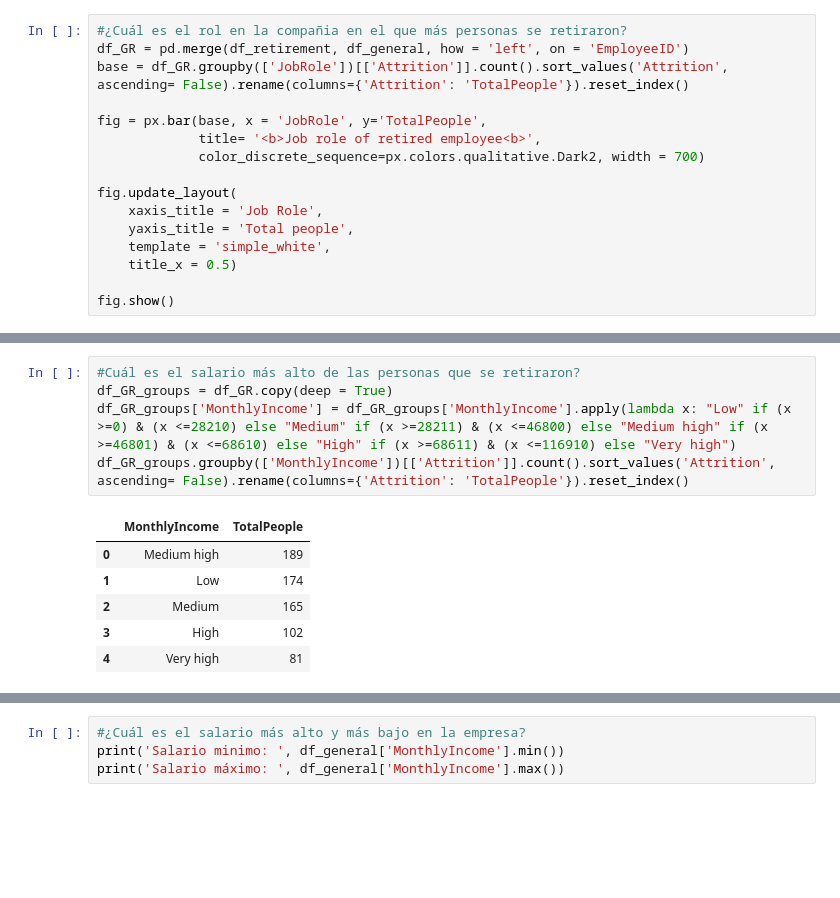
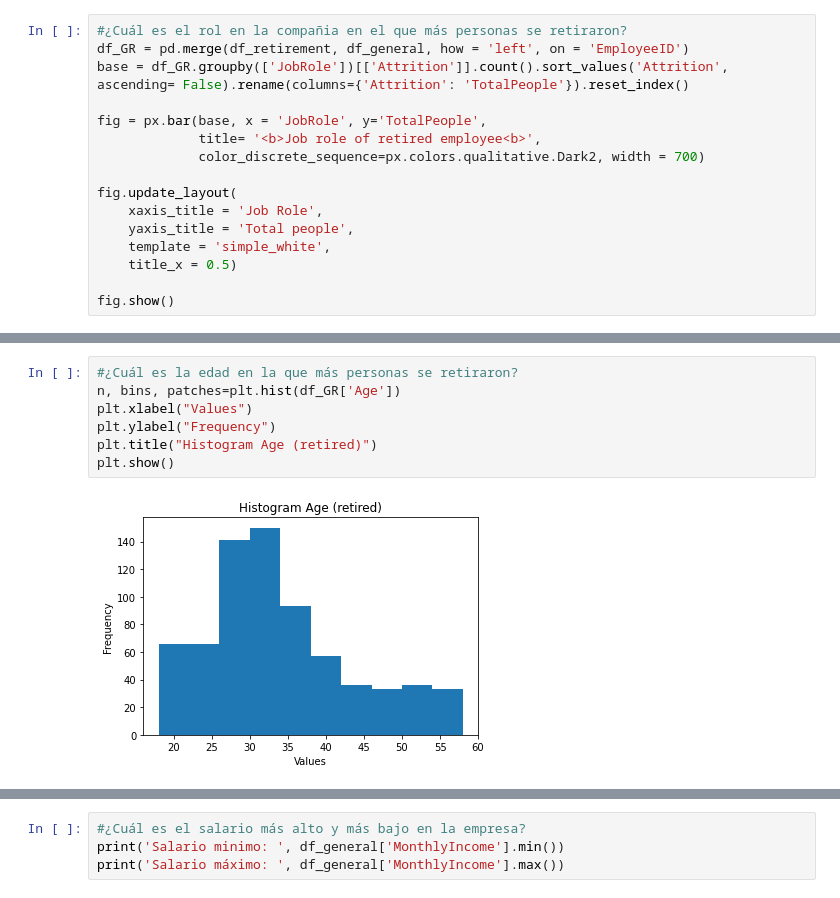
Before and after one commit to jhansanchez/Caso-de-estudio-RH, a Jupyter notebook: casoRH.ipynb, the cells around one changed output, grey strips where cells are left out. Saved outputs shown, nothing was run; the diff lists cells and outputs as text; blank space fills up the shorter version.

```diff
--- a/casoRH.ipynb
+++ b/casoRH.ipynb
@@ -841,12 +878,9 @@ plt.show()
-# %%
-#Cuál es el salario más alto de las personas que se retiraron?
-df_GR_groups = df_GR.copy(deep = True)
-df_GR_groups['MonthlyIncome'] = df_GR_groups['MonthlyIncome'].apply(lambda x: "Low" if (x >=0) & (x <=28210) else "Medium" if (x >=28211) & (x <=46800) else "Medium high" if (x >=46801) & (x <=68610) else "High" if (x >=68611) & (x <=116910) else "Very high")
-df_GR_groups.groupby(['MonthlyIncome'])[['Attrition']].count().sort_values('Attrition', ascending= False).rename(columns={'Attrition': 'TotalPeople'}).reset_index()
-# %% [output]
-|  | MonthlyIncome | TotalPeople |
-| 0 | Medium high | 189 |
-| 1 | Low | 174 |
-| 2 | Medium | 165 |
-| 3 | High | 102 |
-| 4 | Very high | 81 |
+# %%
+#¿Cuál es la edad en la que más personas se retiraron?
+n, bins, patches=plt.hist(df_GR['Age'])
+plt.xlabel("Values")
+plt.ylabel("Frequency")
+plt.title("Histogram Age (retired)")
+plt.show()
+# %% [output]
+[figure, added]
```
Also changed, not shown: parts of 69 cells of this notebook.
